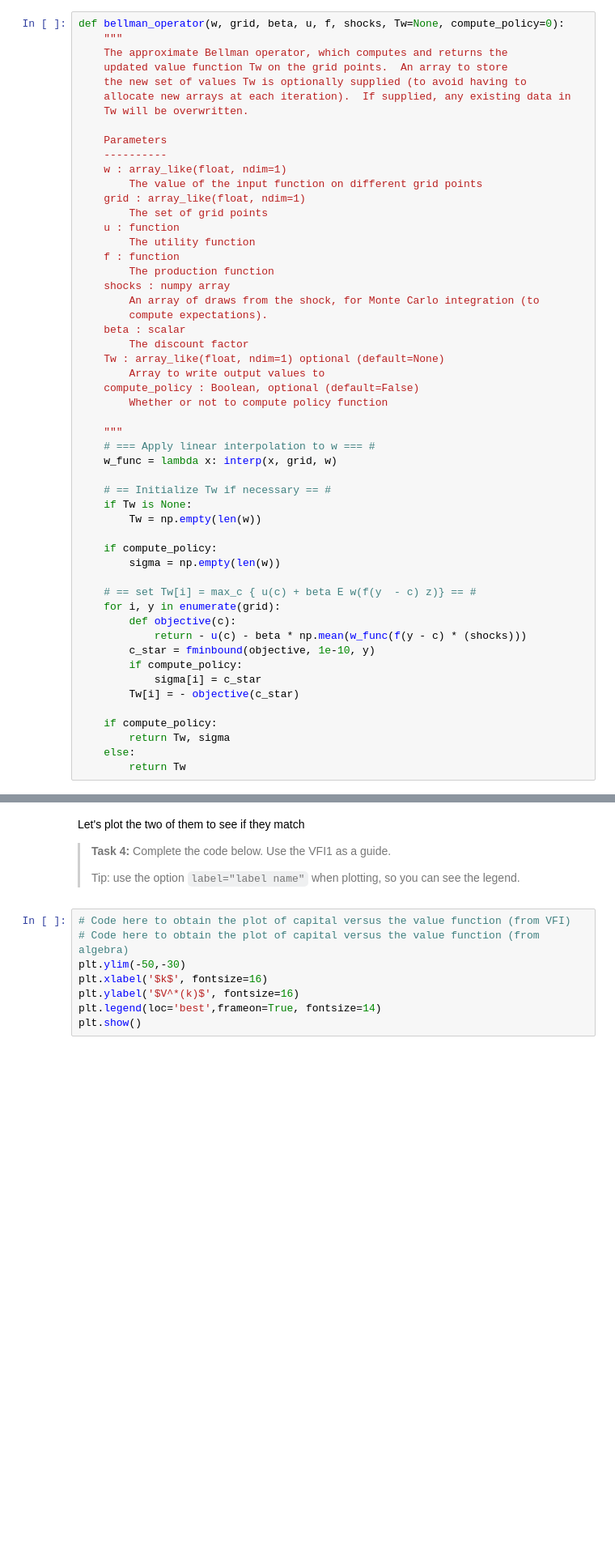
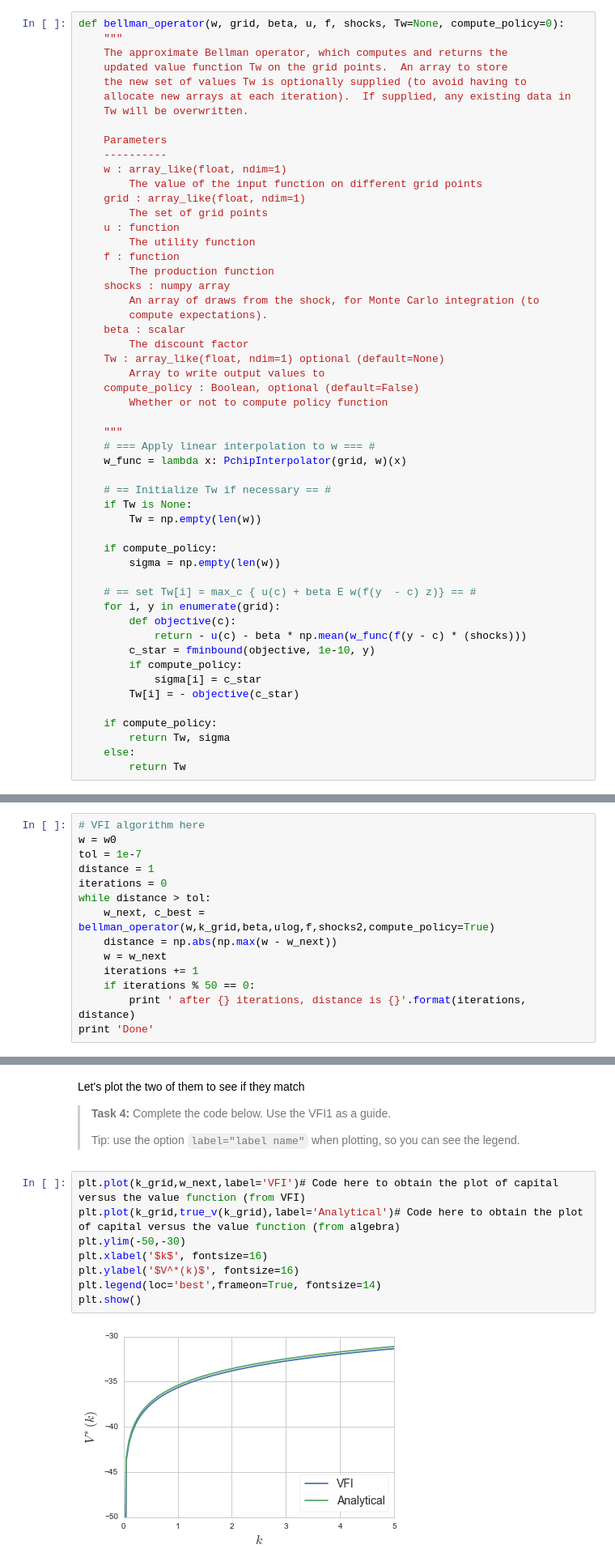
Before and after one commit to crisla/code-club, a Jupyter notebook: s3/VFI 1.5.ipynb, the cells around one changed output, grey strips where cells are left out. Shown at 81% size. Cells and saved outputs as stored; diff of their text form; blank space fills up the shorter version.

```diff
--- a/s3/VFI 1.5.ipynb
+++ b/s3/VFI 1.5.ipynb
@@ -63,7 +63,7 @@ def bellman_operator(w, grid, beta, u, f, shocks, Tw=None, compute_policy=0):
 
     """
     # === Apply linear interpolation to w === #
-    w_func = lambda x: interp(x, grid, w)
+    w_func = lambda x: PchipInterpolator(grid, w)(x)
 
     # == Initialize Tw if necessary == #
     if Tw is None:
@@ -131,0 +137,14 @@ Are you up for the challenge?
+# %%
+# VFI algorithm here
+w = w0
+tol = 1e-7
+distance = 1
+iterations = 0
+while distance > tol:
+    w_next, c_best = bellman_operator(w,k_grid,beta,ulog,f,shocks2,compute_policy=True)
+    distance = np.abs(np.max(w - w_next))
+    w = w_next
+    iterations += 1
+    if iterations % 50 == 0:
+        print ' after {} iterations, distance is {}'.format(iterations, distance)
+print 'Done'
@@ -151,13 +178,15 @@ Let's plot the two of them to see if they match
 >
 > Tip: use the option ``label="label name"`` when plotting, so you can see the legend.
 # %%
-# Code here to obtain the plot of capital versus the value function (from VFI)
-# Code here to obtain the plot of capital versus the value function (from algebra)
+plt.plot(k_grid,w_next,label='VFI')# Code here to obtain the plot of capital versus the value function (from VFI)
+plt.plot(k_grid,true_v(k_grid),label='Analytical')# Code here to obtain the plot of capital versus the value function (from algebra)
 plt.ylim(-50,-30)
 plt.xlabel('$k$', fontsize=16)
 plt.ylabel('$V^*(k)$', fontsize=16)
 plt.legend(loc='best',frameon=True, fontsize=14)
 plt.show()
+# %% [output]
+[figure, added]
 # %% [markdown]
 We can do the same with the policy function. Only that we need a function $c^*(k)$ that returns the optimal consumption policy for any capital, not just the ones in the grid.
 
```
Also changed, not shown: parts of 9 cells of this notebook, 2 other files.
